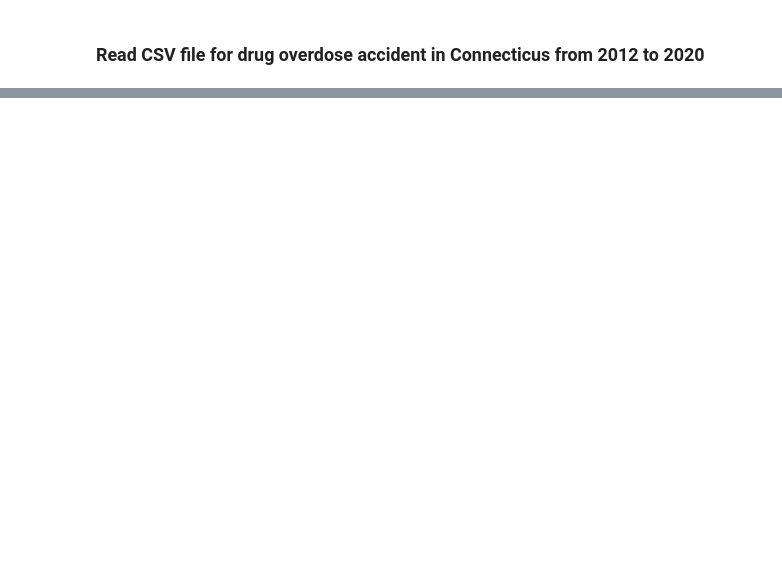
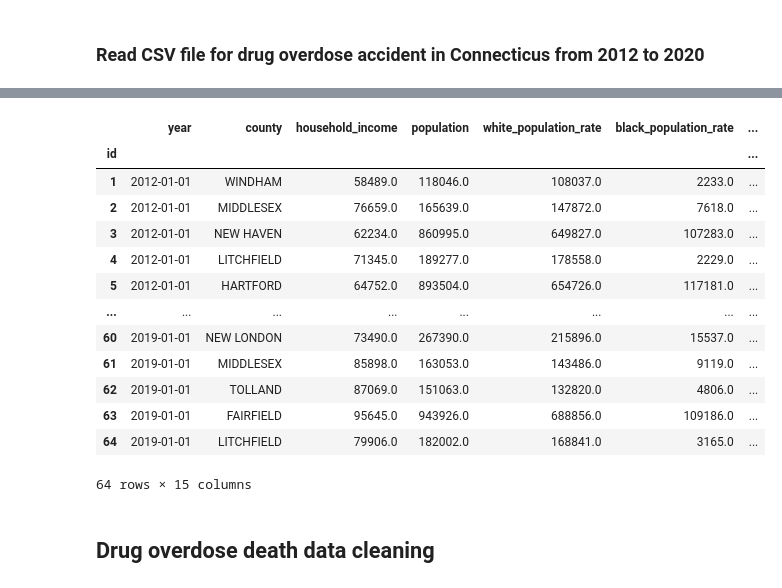
Before and after one commit to KeSavanh/Drug_Overdose_Death_Connecticut, a Jupyter notebook: ETL_project.ipynb, the cells around one changed output, grey strips where cells are left out. Drawn from its saved outputs; the diff is of its cells as text; code cells hidden in the pictures; blank space fills up the shorter version.

```diff
--- a/ETL_project.ipynb
+++ b/ETL_project.ipynb
@@ -251,0 +321,2 @@ drug_accident = pd.read_csv("resources/Accidental_Drug_Related_Deaths_2012-2020.
+# %%
+census_ct["County"] = census_ct["County"].str.upper()
@@ -252 +329,6 @@ drug_accident = pd.read_csv("resources/Accidental_Drug_Related_Deaths_2012-2020.
+# %%
+census_ct.insert(0, 'id', range(1, 1+ len(census_ct)))
+census_ct.set_index("id", inplace=True)
+
+census_ct.to_csv("Resources/census_CT.csv")
 # %%
@@ -255,0 +344,7 @@ drug_accident.columns
+# %%
+census_ct.columns = map(str.lower, census_ct.columns)
+# %%
+census_ct = census_ct.rename(columns = {'household income':'household_income','white':'white_population_rate', 'black':'black_population_rate',
+       'american indian':'american_indian_population_rate', 'asian':'asian_population_rate', 'native hawaiian':'native_hawaiian_population_rate', 'hispanic':'hispanic_population_rate', 'median age':'median_age',
+       'per capita income':'per_capita_income', 'poverty count':'poverty_count', 'poverty rate':'poverty_rate', 'non educated':'uneducated_rate'})
+census_ct.head()
@@ -255,0 +359,20 @@ drug_accident.columns
+# %%
+census_ct['year'] = pd.to_datetime(census_ct['year'])
+census_ct
+# %% [output]
+|  | year | county | household_income | population | white_population_rate | black_population_rate | ... |
+| id |  |  |  |  |  |  | ... |
+| 1 | 2012-01-01 | WINDHAM | 58489.0 | 118046.0 | 108037.0 | 2233.0 | ... |
+| 2 | 2012-01-01 | MIDDLESEX | 76659.0 | 165639.0 | 147872.0 | 7618.0 | ... |
+| 3 | 2012-01-01 | NEW HAVEN | 62234.0 | 860995.0 | 649827.0 | 107283.0 | ... |
+| 4 | 2012-01-01 | LITCHFIELD | 71345.0 | 189277.0 | 178558.0 | 2229.0 | ... |
+| 5 | 2012-01-01 | HARTFORD | 64752.0 | 893504.0 | 654726.0 | 117181.0 | ... |
+| ... | ... | ... | ... | ... | ... | ... | ... |
+| 60 | 2019-01-01 | NEW LONDON | 73490.0 | 267390.0 | 215896.0 | 15537.0 | ... |
+| 61 | 2019-01-01 | MIDDLESEX | 85898.0 | 163053.0 | 143486.0 | 9119.0 | ... |
+| 62 | 2019-01-01 | TOLLAND | 87069.0 | 151063.0 | 132820.0 | 4806.0 | ... |
+| 63 | 2019-01-01 | FAIRFIELD | 95645.0 | 943926.0 | 688856.0 | 109186.0 | ... |
+| 64 | 2019-01-01 | LITCHFIELD | 79906.0 | 182002.0 | 168841.0 | 3165.0 | ... |
+64 rows × 15 columns
+# %% [markdown]
+## Drug overdose death data cleaning
```
Also changed, not shown: parts of 30 cells of this notebook, 3 other files.
